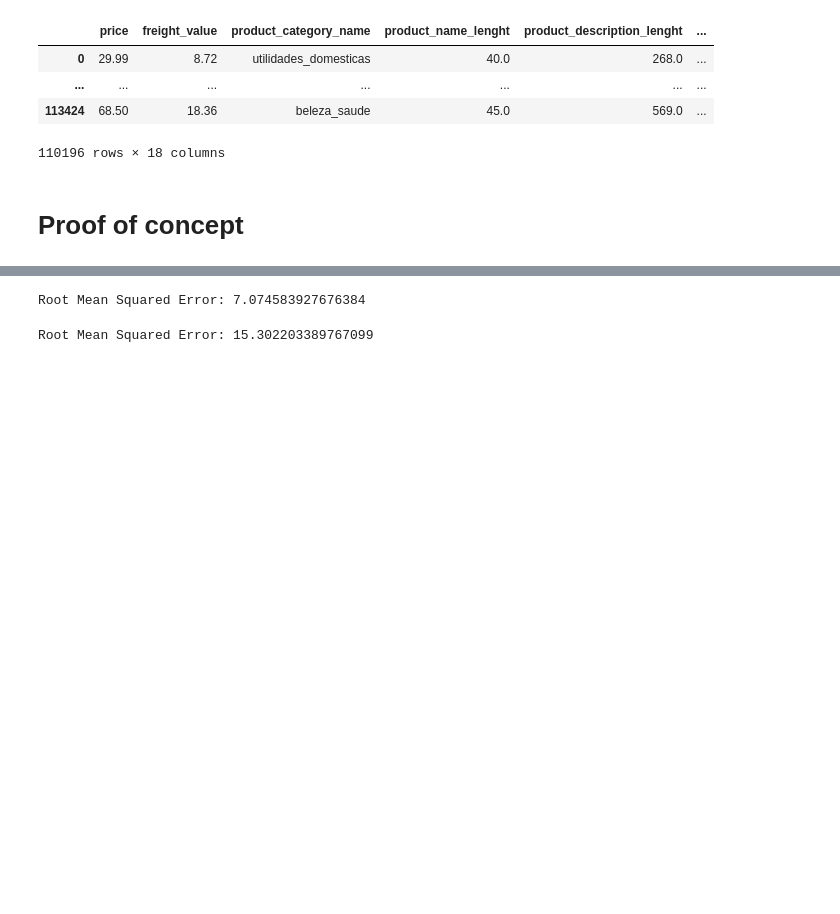
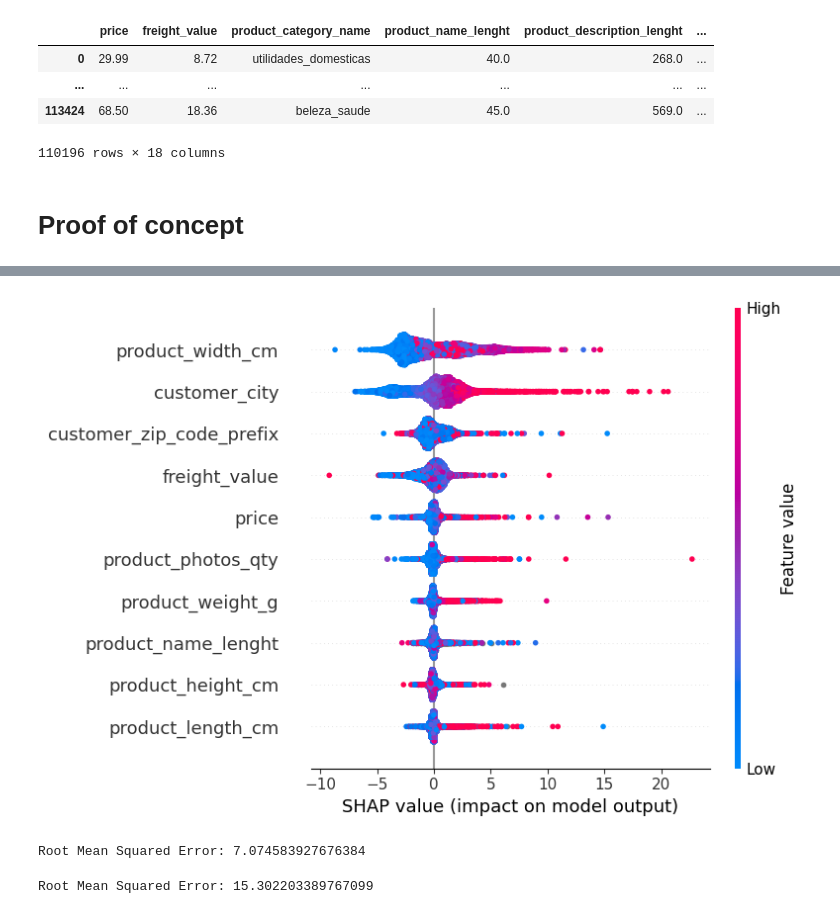
Before and after one commit to Skronski/e_commerce, a Jupyter notebook: 00_programs/04_delivery_experience/delivery_time_prediction.ipynb, the cells around one changed output, grey strips where cells are left out. Drawn from its saved outputs; the diff is of its cells as text; code cells hidden in the pictures; blank space fills up the shorter version.

```diff
--- a/00_programs/04_delivery_experience/delivery_time_prediction.ipynb
+++ b/00_programs/04_delivery_experience/delivery_time_prediction.ipynb
@@ -340,6 +346,9 @@ class VolumeCalculator(TransformerMixin):
             X_transformed["product_weight_g"] / X_transformed["volume_of_product"]
         )
         return X_transformed
+
+    def names_of_columns(self):
+        return ["volume_of_product", "volume_weight_ratio"]
 # %% [markdown]
 # Drop irrelevant columns
 # %%
@@ -415,3 +481,27 @@ Root Mean Squared Error: 7.759887663469681
+# %%
+# Calculate the absolute mean SHAP values for each feature
+mean_shap_values = np.abs(shap_values).mean(axis=0)
+
+# Get the indices of the top 10 most important features
+top_10_indices = np.argsort(mean_shap_values)[-10:]
+
+# Get the names of the top 10 most important features
+top_10_features = [X_test.columns[i] for i in top_10_indices]
+
+# Get the SHAP values for the top 10 features
+top_10_shap_values = shap_values[:, top_10_indices]
+
+# Plot the SHAP values for the top 10 features
+shap.summary_plot(
+    top_10_shap_values,
+    features=X_test_transformed[:, top_10_indices],
+    feature_names=top_10_features,
+)
+
+# Show the plot
+plt.show()
+# %% [output]
+[figure, added]
 # %%
 y_whole_pred = model.predict(X)
 # %%
```
Also changed, not shown: parts of 15 cells of this notebook, 2 other files.
